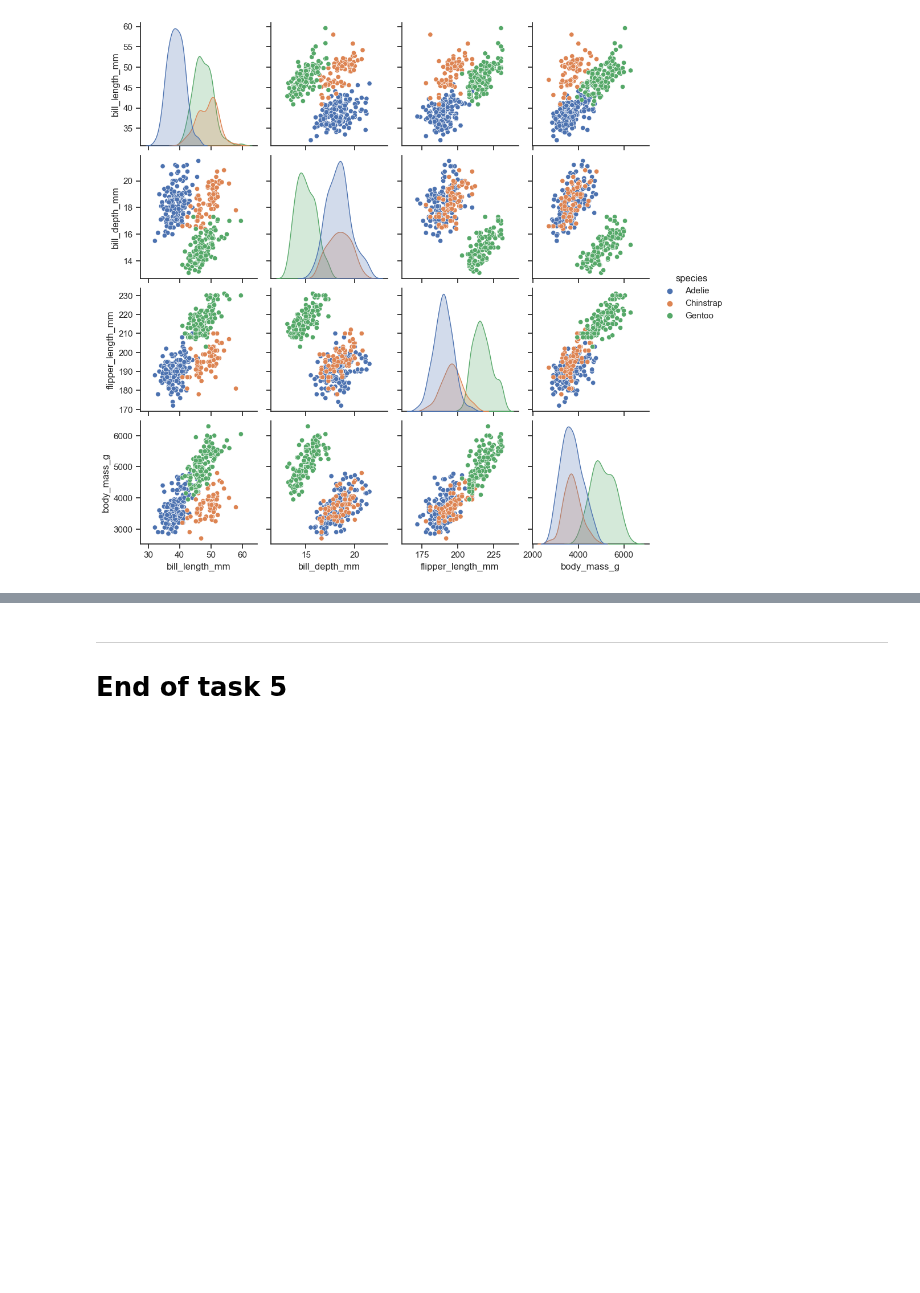
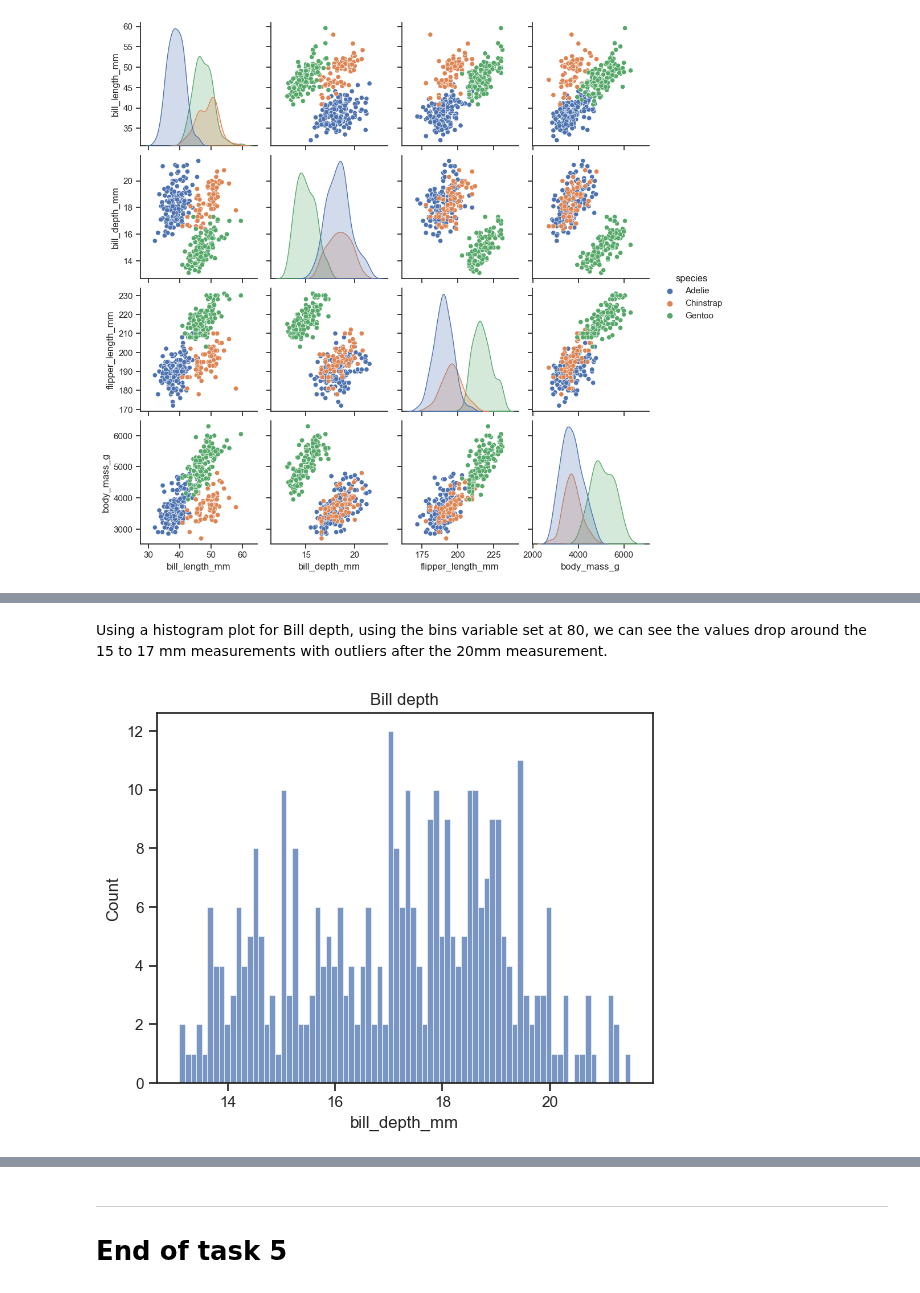
Before and after one commit to kevinsenan/4359-Fundamentals-of-Data-Analysis, a Jupyter notebook: Tasks.ipynb, the cells around one changed output, grey strips where cells are left out. Drawn from its saved outputs; the diff is of its cells as text; code cells hidden in the pictures; blank space fills up the shorter version.

```diff
--- a/Tasks.ipynb
+++ b/Tasks.ipynb
@@ -400,0 +410,9 @@ sns.pairplot(df, hue="species")
+# %% [markdown]
+Using a histogram plot for Bill depth, using the bins variable set at 80, we can see the values drop around the 15 to 17 mm measurements with outliers after the 20mm measurement.
+# %%
+sns.histplot(data=df, x='bill_depth_mm', bins = 80)
+plt.title("Bill depth")
+plt.savefig("img/Histogram Bill depth")
+plt.show()
+# %% [output]
+[figure, added]
```
Also changed, not shown: parts of 11 cells of this notebook, 7 other files.
